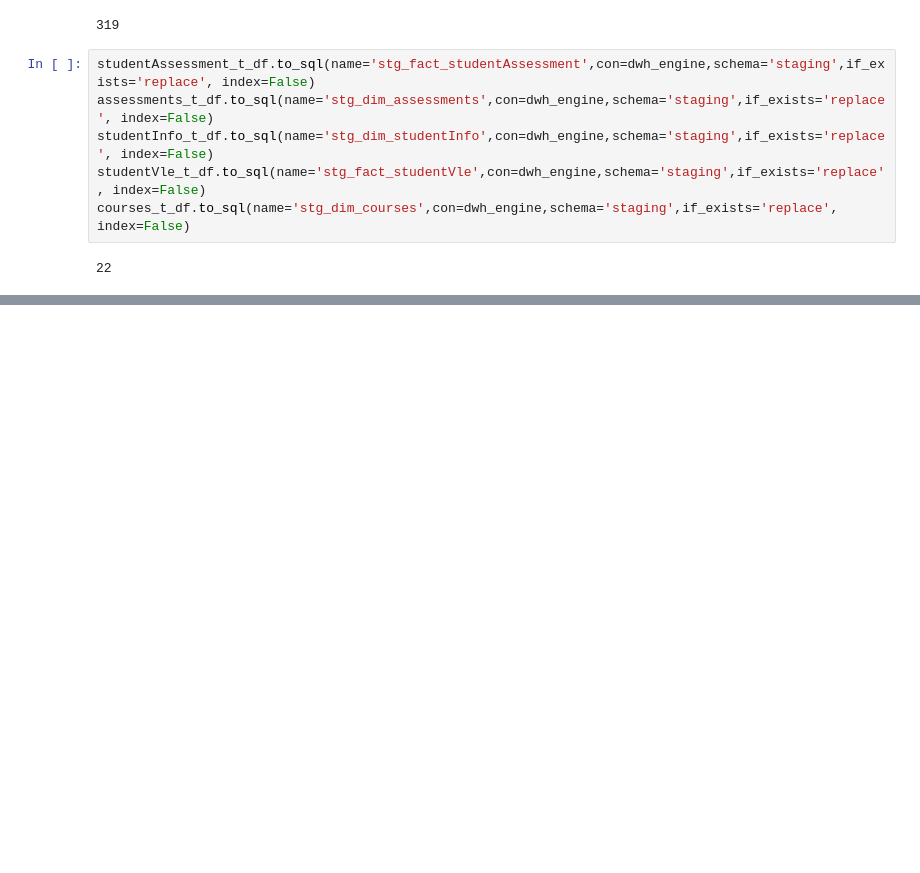
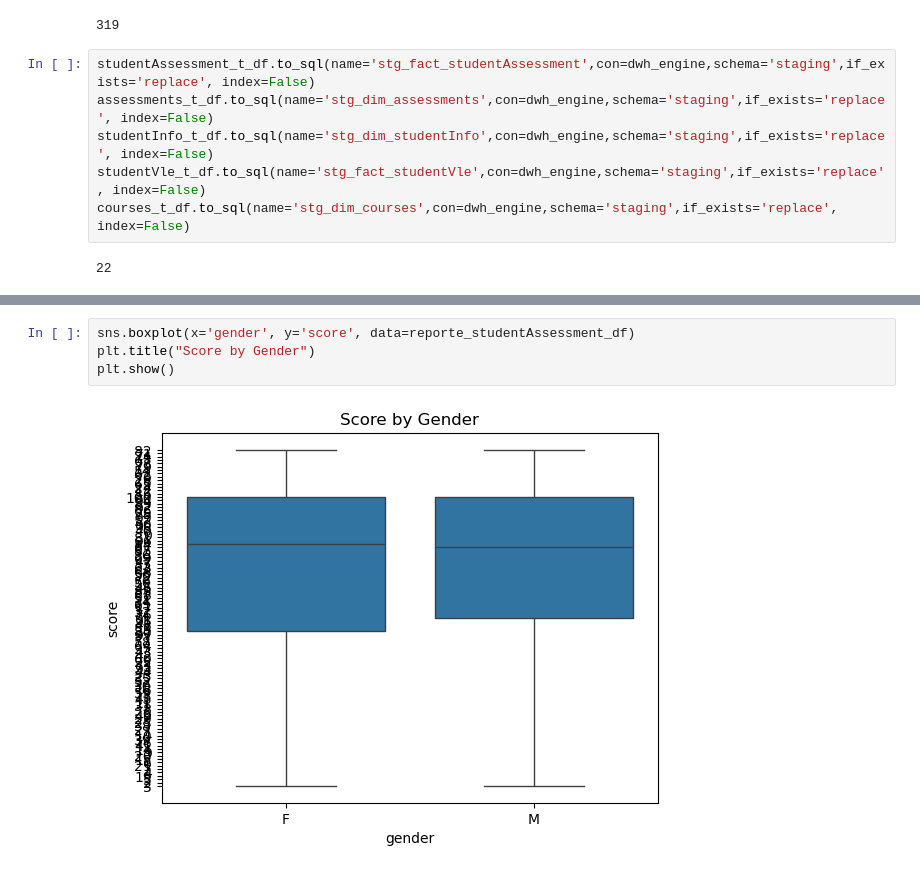
Before and after one commit to michaelventura01/OULAD_ETL_EDA, a Jupyter notebook: oulad_etl_eda.ipynb, the cells around one changed output, grey strips where cells are left out. Saved outputs shown, nothing was run; the diff lists cells and outputs as text; blank space fills up the shorter version.

```diff
--- a/oulad_etl_eda.ipynb
+++ b/oulad_etl_eda.ipynb
@@ -166,0 +336,6 @@ courses_t_df.to_sql(name='stg_dim_courses',con=dwh_engine,schema='staging',if_ex
+# %%
+sns.boxplot(x='gender', y='score', data=reporte_studentAssessment_df)
+plt.title("Score by Gender")
+plt.show()
+# %% [output]
+[figure, added]
```
Also changed, not shown: parts of 53 cells of this notebook.
